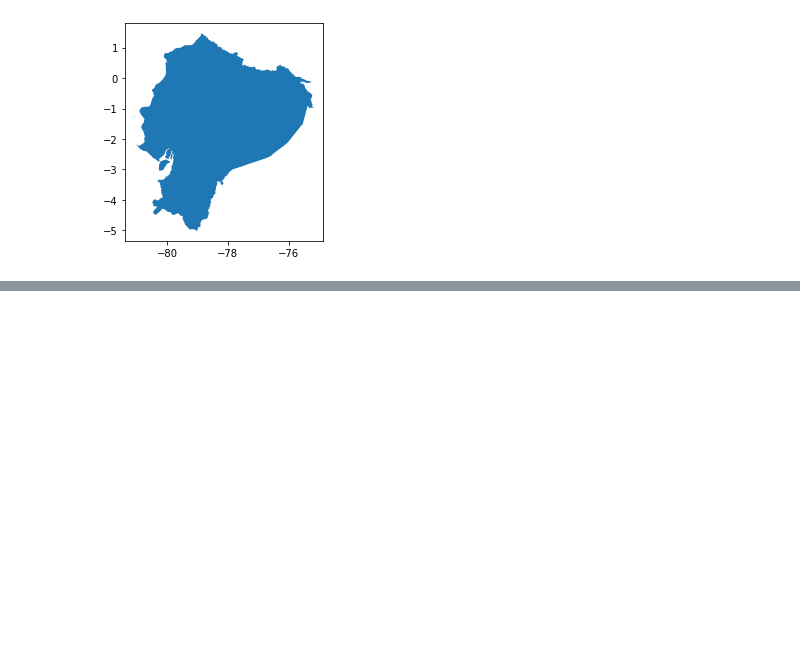
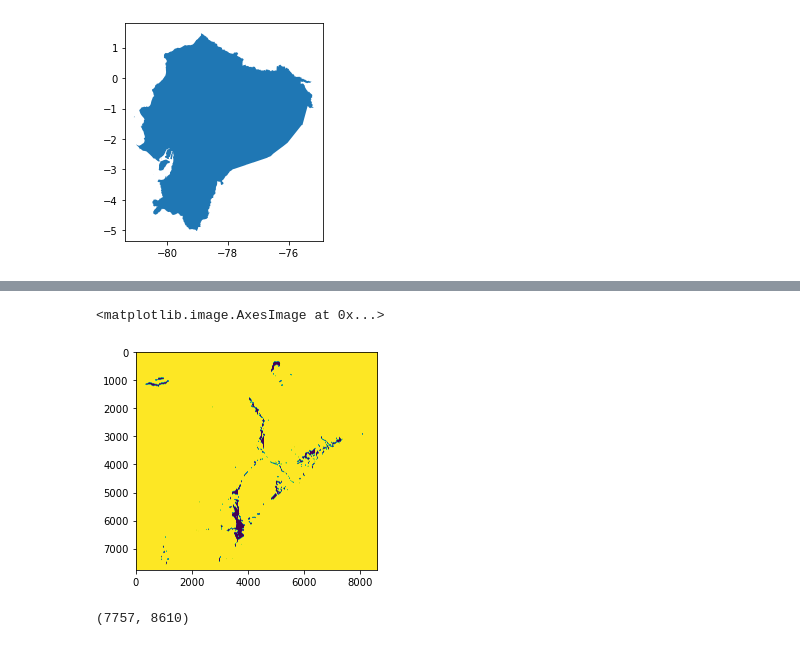
Before and after one commit to cascadet/PopGridCompare-ms, a Jupyter notebook: notebooks/cpt_polyPrep.ipynb, the cells around one changed output, grey strips where cells are left out. Saved outputs shown, nothing was run; the diff lists cells and outputs as text; code cells hidden in the pictures; blank space fills up the shorter version.

```diff
--- a/notebooks/cpt_polyPrep.ipynb
+++ b/notebooks/cpt_polyPrep.ipynb
@@ -171,0 +288,2 @@ raster_clip(rst_fn, polys, rst_out)
+# %%
+arr_in = rst.read(1)
@@ -171,0 +294,3 @@ raster_clip(rst_fn, polys, rst_out)
+# %%
+mask = np.ones((33,33))
+mask
@@ -171,0 +305,11 @@ raster_clip(rst_fn, polys, rst_out)
+# %%
+arr_out = rank.majority(arr_in, mask)
+# %%
+plt.imshow(arr_out)
+# %% [output]
+<matplotlib.image.AxesImage at 0x...>
+[figure, added]
+# %%
+arr_out.shape
+# %% [output]
+(7757, 8610)
```
Also changed, not shown: parts of 19 cells of this notebook, 2 other files.
